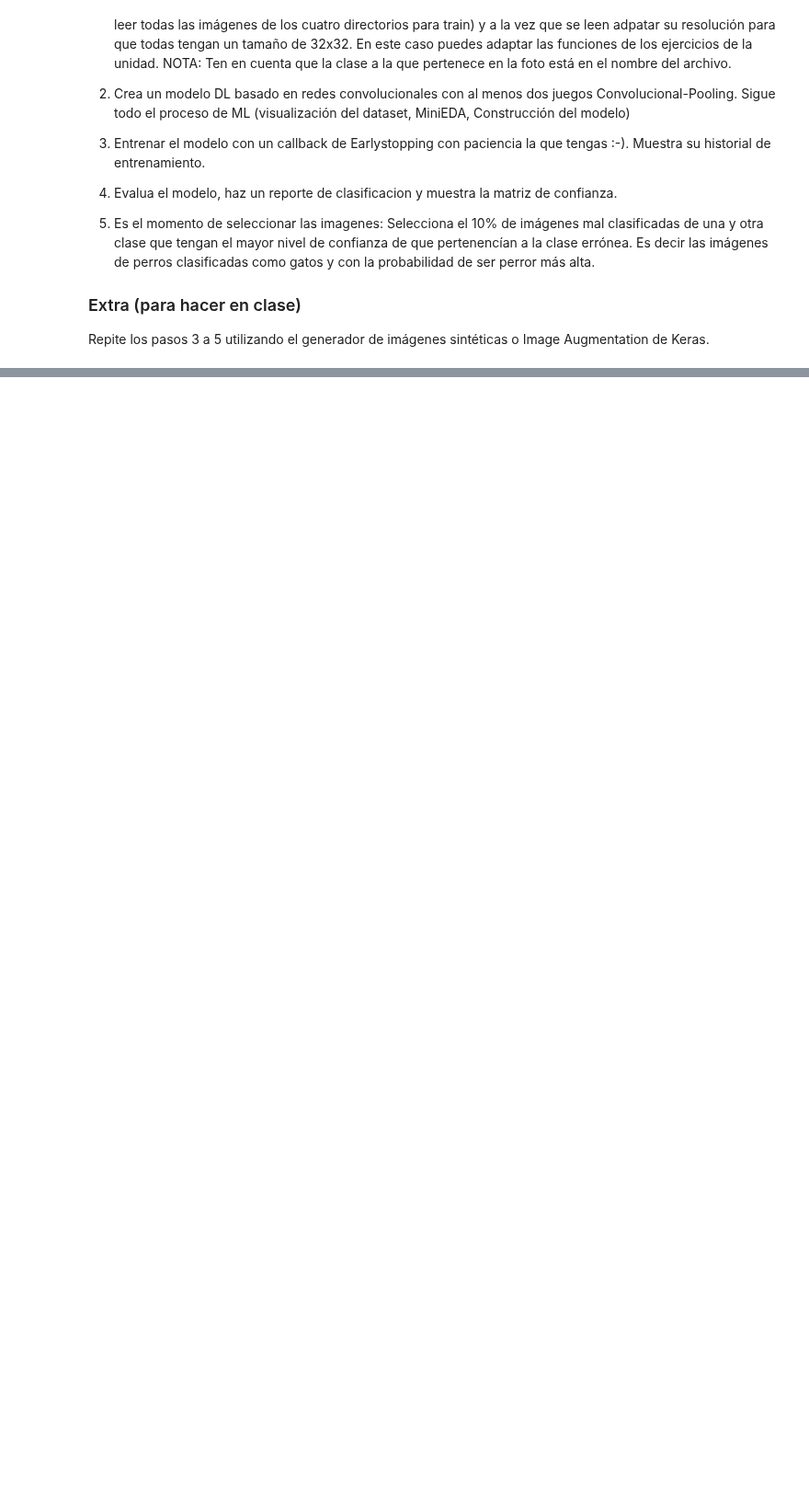
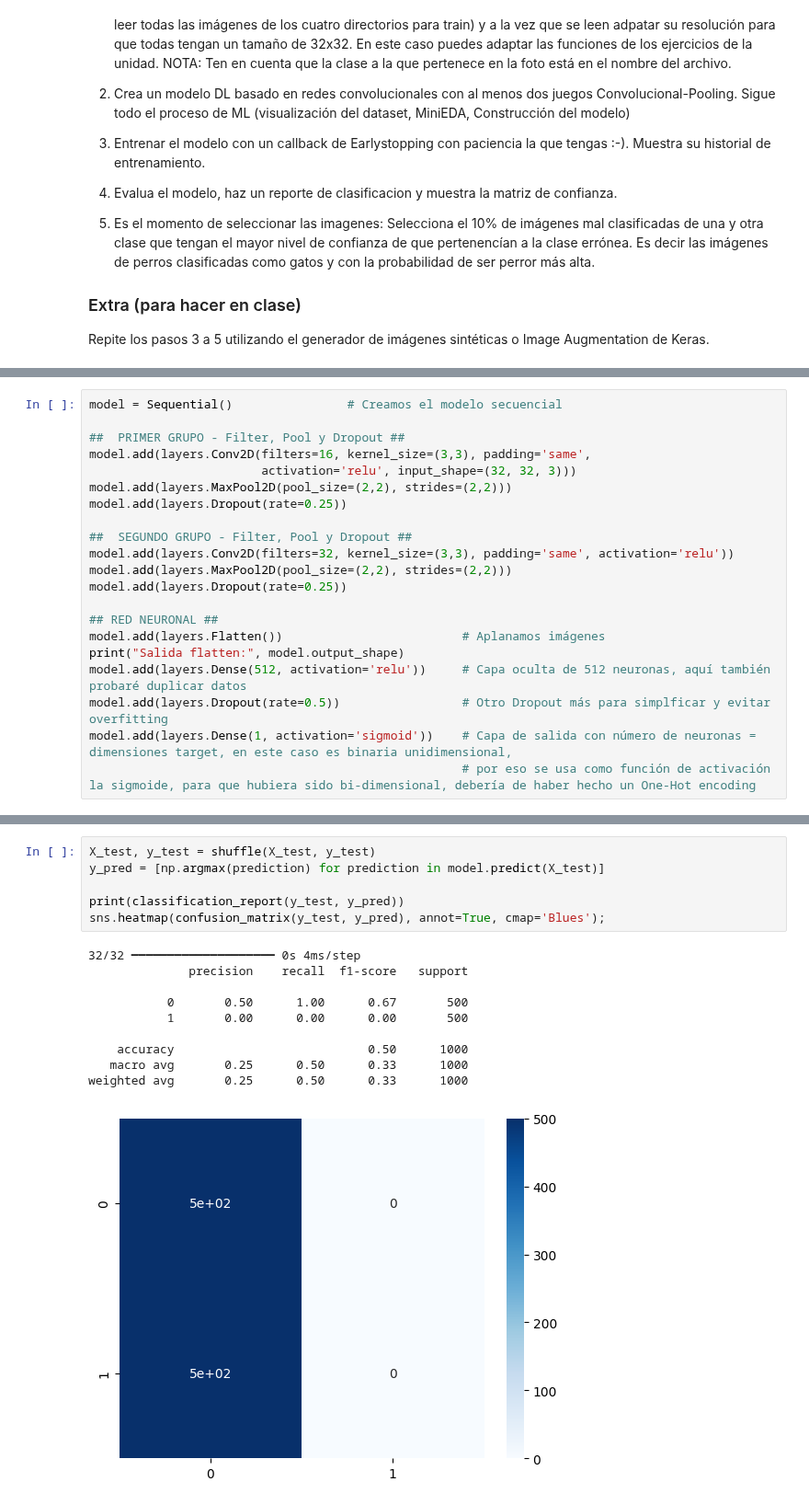
Before and after one commit to vrieraj/ONLINE_DS_THEBRIDGE_Ejercicios, a Jupyter notebook: 05_Deep_Learning/Sprint_16/Unidad_01/Practica_Obligatoria/18_Practica_Obligatoria_CNN_Redes_Convolucionales.ipynb, the cells around one changed output, grey strips where cells are left out. Shown at 92% size. Saved outputs shown, nothing was run; the diff lists cells and outputs as text; blank space fills up the shorter version.

```diff
--- a/05_Deep_Learning/Sprint_16/Unidad_01/Practica_Obligatoria/18_Practica_Obligatoria_CNN_Redes_Convolucionales.ipynb
+++ b/05_Deep_Learning/Sprint_16/Unidad_01/Practica_Obligatoria/18_Practica_Obligatoria_CNN_Redes_Convolucionales.ipynb
@@ -70,0 +166,21 @@ def read_data(directorio, reshape_dim = (32,32)):
+# %%
+model = Sequential()                # Creamos el modelo secuencial
+
+##  PRIMER GRUPO - Filter, Pool y Dropout ##
+model.add(layers.Conv2D(filters=16, kernel_size=(3,3), padding='same',
+                        activation='relu', input_shape=(32, 32, 3)))
+model.add(layers.MaxPool2D(pool_size=(2,2), strides=(2,2)))
+model.add(layers.Dropout(rate=0.25))
+
+##  SEGUNDO GRUPO - Filter, Pool y Dropout ##
+model.add(layers.Conv2D(filters=32, kernel_size=(3,3), padding='same', activation='relu'))
+model.add(layers.MaxPool2D(pool_size=(2,2), strides=(2,2)))
+model.add(layers.Dropout(rate=0.25))
+
+## RED NEURONAL ##
+model.add(layers.Flatten())                         # Aplanamos imágenes
+print("Salida flatten:", model.output_shape)
+model.add(layers.Dense(512, activation='relu'))     # Capa oculta de 512 neuronas, aquí también probaré duplicar datos
+model.add(layers.Dropout(rate=0.5))                 # Otro Dropout más para simplficar y evitar overfitting
+model.add(layers.Dense(1, activation='sigmoid'))    # Capa de salida con número de neuronas = dimensiones target, en este caso es binaria unidimensional,
+                                                    # por eso se usa como función de activación la sigmoide, para que hubiera sido bi-dimensional, debería de haber hecho un One-Hot encoding
@@ -70,0 +281,17 @@ def read_data(directorio, reshape_dim = (32,32)):
+# %%
+X_test, y_test = shuffle(X_test, y_test)
+y_pred = [np.argmax(prediction) for prediction in model.predict(X_test)]
+
+print(classification_report(y_test, y_pred))
+sns.heatmap(confusion_matrix(y_test, y_pred), annot=True, cmap='Blues');
+# %% [output]
+32/32 ━━━━━━━━━━━━━━━━━━━━ 0s 4ms/step
+              precision    recall  f1-score   support
+
+           0       0.50      1.00      0.67       500
+           1       0.00      0.00      0.00       500
+
+    accuracy                           0.50      1000
+   macro avg       0.25      0.50      0.33      1000
+weighted avg       0.25      0.50      0.33      1000
+[figure, added]
```
Also changed, not shown: parts of 29 cells of this notebook.
